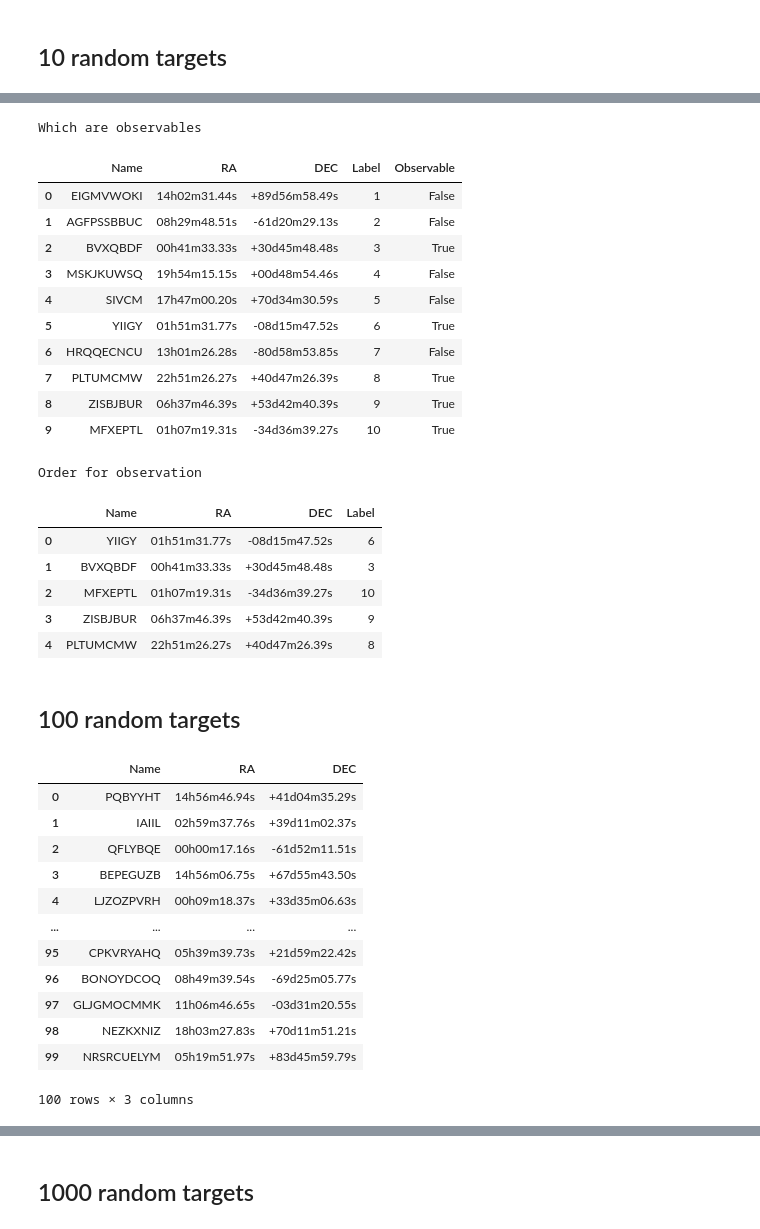
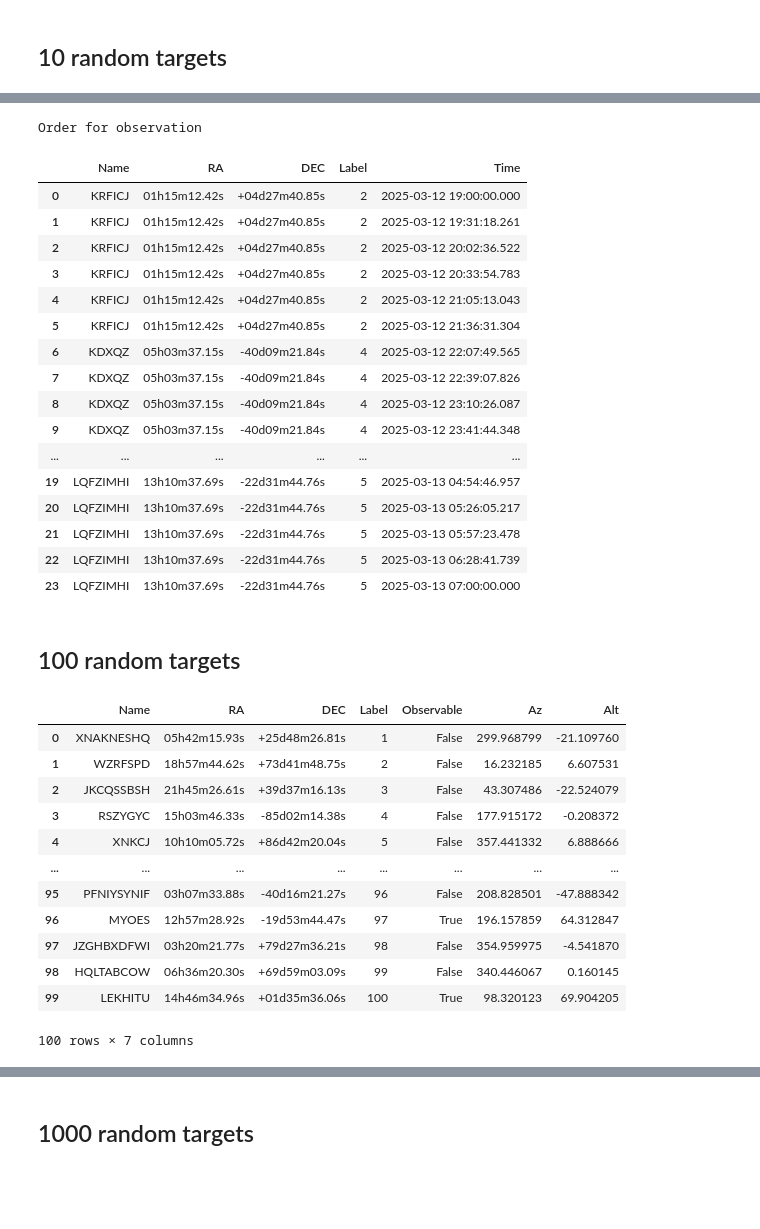
Before and after one commit to ccuellarn/Transient-Operation, a Jupyter notebook: Sketch.ipynb, the cells around one changed output, grey strips where cells are left out. Drawn from its saved outputs; the diff is of its cells as text; code cells hidden in the pictures; blank space fills up the shorter version.

Commit message:
Finished with the order corrections :D

```diff
--- a/Sketch.ipynb
+++ b/Sketch.ipynb
@@ -248,7 +267,9 @@ many = len(alerts) + 1
 #Observations with the data
 Data = Observations(observer, alerts, date_i, date_f,timescale,many,limit)
 time = DeltaTime(date_i,date_f,timescale)
-order, observable_alerts, order_alerts,graphic = EstablishLimits(Data,many,time)
+general_time = CreateTime(date_i,date_f,timescale)
+graphic = Graphic(Data,many,time)
+order = OrderLimits(Data,many,time, general_time)
 # %%
 plt.figure(figsize=(12,8))
 plt.style.use(astropy_mpl_style)
@@ -281,30 +302,25 @@ plt.show()
-# %%
-print('Which are observables')
-observable_alerts
-# %% [output]
-Which are observables
-|  | Name | RA | DEC | Label | Observable |
-| 0 | EIGMVWOKI | 14h02m31.44s | +89d56m58.49s | 1 | False |
-| 1 | AGFPSSBBUC | 08h29m48.51s | -61d20m29.13s | 2 | False |
-| 2 | BVXQBDF | 00h41m33.33s | +30d45m48.48s | 3 | True |
-| 3 | MSKJKUWSQ | 19h54m15.15s | +00d48m54.46s | 4 | False |
-| 4 | SIVCM | 17h47m00.20s | +70d34m30.59s | 5 | False |
-| 5 | YIIGY | 01h51m31.77s | -08d15m47.52s | 6 | True |
-| 6 | HRQQECNCU | 13h01m26.28s | -80d58m53.85s | 7 | False |
-| 7 | PLTUMCMW | 22h51m26.27s | +40d47m26.39s | 8 | True |
-| 8 | ZISBJBUR | 06h37m46.39s | +53d42m40.39s | 9 | True |
-| 9 | MFXEPTL | 01h07m19.31s | -34d36m39.27s | 10 | True |
 # %%
 print('Order for observation')
-order_alerts
+order
 # %% [output]
 Order for observation
-|  | Name | RA | DEC | Label |
-| 0 | YIIGY | 01h51m31.77s | -08d15m47.52s | 6 |
-| 1 | BVXQBDF | 00h41m33.33s | +30d45m48.48s | 3 |
-| 2 | MFXEPTL | 01h07m19.31s | -34d36m39.27s | 10 |
-| 3 | ZISBJBUR | 06h37m46.39s | +53d42m40.39s | 9 |
-| 4 | PLTUMCMW | 22h51m26.27s | +40d47m26.39s | 8 |
+|  | Name | RA | DEC | Label | Time |
+| 0 | KRFICJ | 01h15m12.42s | +04d27m40.85s | 2 | 2025-03-12 19:00:00.000 |
+| 1 | KRFICJ | 01h15m12.42s | +04d27m40.85s | 2 | 2025-03-12 19:31:18.261 |
+| 2 | KRFICJ | 01h15m12.42s | +04d27m40.85s | 2 | 2025-03-12 20:02:36.522 |
+| 3 | KRFICJ | 01h15m12.42s | +04d27m40.85s | 2 | 2025-03-12 20:33:54.783 |
+| 4 | KRFICJ | 01h15m12.42s | +04d27m40.85s | 2 | 2025-03-12 21:05:13.043 |
+| 5 | KRFICJ | 01h15m12.42s | +04d27m40.85s | 2 | 2025-03-12 21:36:31.304 |
+| 6 | KDXQZ | 05h03m37.15s | -40d09m21.84s | 4 | 2025-03-12 22:07:49.565 |
+| 7 | KDXQZ | 05h03m37.15s | -40d09m21.84s | 4 | 2025-03-12 22:39:07.826 |
+| 8 | KDXQZ | 05h03m37.15s | -40d09m21.84s | 4 | 2025-03-12 23:10:26.087 |
+| 9 | KDXQZ | 05h03m37.15s | -40d09m21.84s | 4 | 2025-03-12 23:41:44.348 |
+| ... | ... | ... | ... | ... | ... |
+| 19 | LQFZIMHI | 13h10m37.69s | -22d31m44.76s | 5 | 2025-03-13 04:54:46.957 |
+| 20 | LQFZIMHI | 13h10m37.69s | -22d31m44.76s | 5 | 2025-03-13 05:26:05.217 |
+| 21 | LQFZIMHI | 13h10m37.69s | -22d31m44.76s | 5 | 2025-03-13 05:57:23.478 |
+| 22 | LQFZIMHI | 13h10m37.69s | -22d31m44.76s | 5 | 2025-03-13 06:28:41.739 |
+| 23 | LQFZIMHI | 13h10m37.69s | -22d31m44.76s | 5 | 2025-03-13 07:00:00.000 |
 # %% [markdown]
 ## 100 random targets
 # %%
@@ -315,22 +331,24 @@ alerts100 = random_data(100)
 many100 = len(alerts100) + 1
 
 #Observations with the data
-Data100 = Observations(observer, alerts, date_i, date_f,timescale,many,limit)
+Data100 = Observations(observer, alerts100, date_i, date_f,timescale,many100,limit)
 time100 = DeltaTime(date_i,date_f,timescale)
-order100, observable_alerts100, order_alerts100,graphic100 = EstablishLimits(Data,many,time)
+general_time100 = CreateTime(date_i,date_f,timescale)
+graphic100 = Graphic(Data100,many100,time100)
+order100 = OrderLimits(Data100,many100,time100, general_time100)
 
 alerts100
 # %% [output]
-|  | Name | RA | DEC |
-| 0 | PQBYYHT | 14h56m46.94s | +41d04m35.29s |
-| 1 | IAIIL | 02h59m37.76s | +39d11m02.37s |
-| 2 | QFLYBQE | 00h00m17.16s | -61d52m11.51s |
-| 3 | BEPEGUZB | 14h56m06.75s | +67d55m43.50s |
-| 4 | LJZOZPVRH | 00h09m18.37s | +33d35m06.63s |
-| ... | ... | ... | ... |
-| 95 | CPKVRYAHQ | 05h39m39.73s | +21d59m22.42s |
-| 96 | BONOYDCOQ | 08h49m39.54s | -69d25m05.77s |
-| 97 | GLJGMOCMMK | 11h06m46.65s | -03d31m20.55s |
-| 98 | NEZKXNIZ | 18h03m27.83s | +70d11m51.21s |
-| 99 | NRSRCUELYM | 05h19m51.97s | +83d45m59.79s |
+|  | Name | RA | DEC | Label | Observable | Az | Alt |
+| 0 | XNAKNESHQ | 05h42m15.93s | +25d48m26.81s | 1 | False | 299.968799 | -21.109760 |
+| 1 | WZRFSPD | 18h57m44.62s | +73d41m48.75s | 2 | False | 16.232185 | 6.607531 |
+| 2 | JKCQSSBSH | 21h45m26.61s | +39d37m16.13s | 3 | False | 43.307486 | -22.524079 |
+| 3 | RSZYGYC | 15h03m46.33s | -85d02m14.38s | 4 | False | 177.915172 | -0.208372 |
+| 4 | XNKCJ | 10h10m05.72s | +86d42m20.04s | 5 | False | 357.441332 | 6.888666 |
+| ... | ... | ... | ... | ... | ... | ... | ... |
+| 95 | PFNIYSYNIF | 03h07m33.88s | -40d16m21.27s | 96 | False | 208.828501 | -47.888342 |
+| 96 | MYOES | 12h57m28.92s | -19d53m44.47s | 97 | True | 196.157859 | 64.312847 |
+| 97 | JZGHBXDFWI | 03h20m21.77s | +79d27m36.21s | 98 | False | 354.959975 | -4.541870 |
+| 98 | HQLTABCOW | 06h36m20.30s | +69d59m03.09s | 99 | False | 340.446067 | 0.160145 |
+| 99 | LEKHITU | 14h46m34.96s | +01d35m36.06s | 100 | True | 98.320123 | 69.904205 |
-100 rows × 3 columns
+100 rows × 7 columns
```
Also changed, not shown: parts of 14 cells of this notebook.
